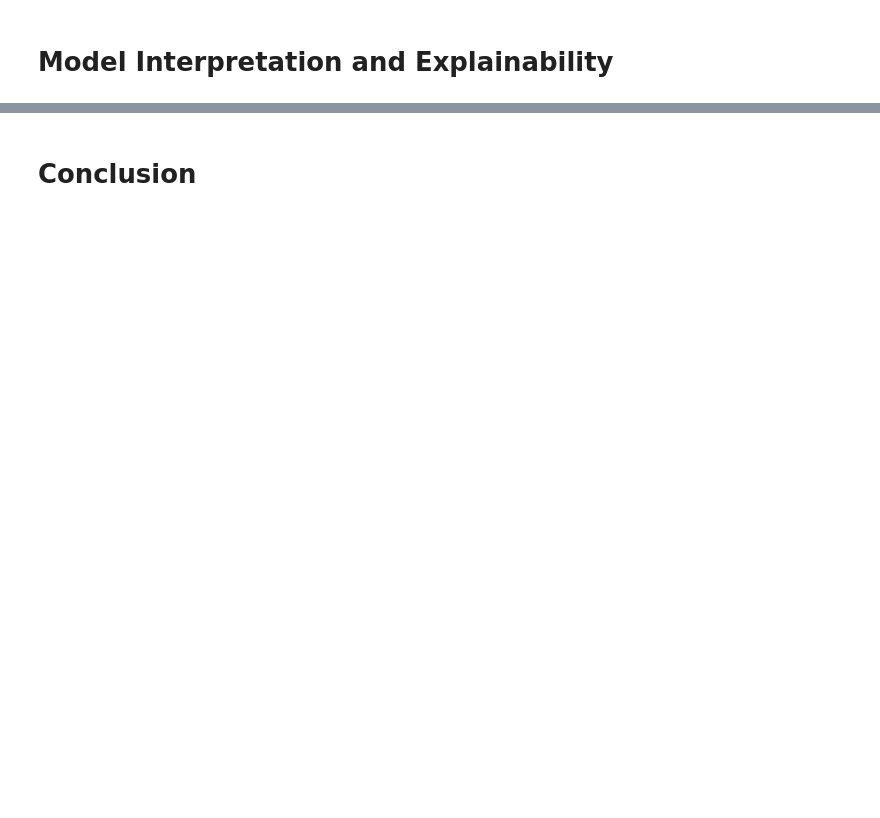
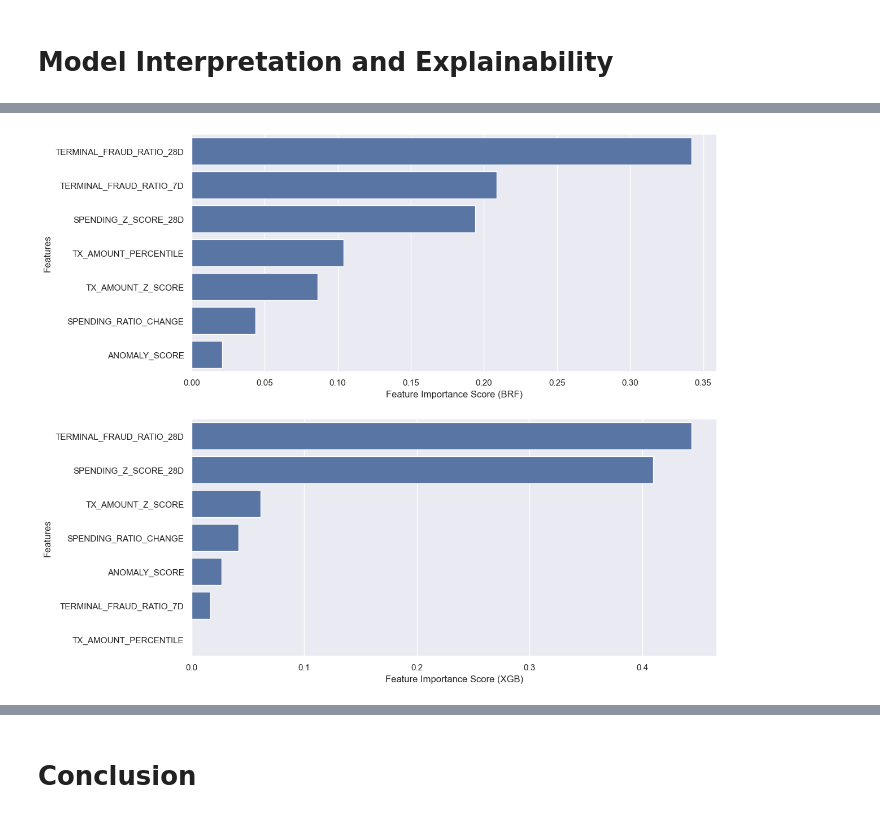
Before and after one commit to jwickham1023/DSCI478-Kaggle-Project, a Jupyter notebook: writeup.ipynb, the cells around one changed output, grey strips where cells are left out. Saved outputs shown, nothing was run; the diff lists cells and outputs as text; code cells hidden in the pictures; blank space fills up the shorter version.

```diff
--- a/writeup.ipynb
+++ b/writeup.ipynb
@@ -268,0 +392,16 @@ test_df['ANOMALY_SCORE'] = scaler.transform(test_df[['ANOMALY_SCORE']])
+# %%
+def model_run(model: XGBClassifier | StackingClassifier):
+    # Train the model
+    model.fit(train_df[engineered_features], train_df['TX_FRAUD'])
+
+    # Predictions
+    y_pred = model.predict(test_df[engineered_features])
+    y_scores = model.predict_proba(test_df[engineered_features])[:,1]
+
+    precision = precision_score(test_df['TX_FRAUD'], y_pred)
+    recall = recall_score(test_df['TX_FRAUD'], y_pred)
+    f1 = f1_score(test_df['TX_FRAUD'], y_pred)
+    pr_auc = average_precision_score(test_df['TX_FRAUD'], y_scores)
+
+    print("Classification Report:\n", classification_report(test_df['TX_FRAUD'], y_pred))
+    print(f"PR-AUC: {pr_auc:.4f}")
@@ -268,0 +455,4 @@ test_df['ANOMALY_SCORE'] = scaler.transform(test_df[['ANOMALY_SCORE']])
+# %%
+brf_model = BalancedRandomForestClassifier(n_estimators=500, max_depth=15, random_state=42, class_weight='balanced_subsample')
+
+model_run(brf_model)
@@ -268,0 +473,12 @@ test_df['ANOMALY_SCORE'] = scaler.transform(test_df[['ANOMALY_SCORE']])
+# %%
+# Make weights
+neg_count = train_df['TX_FRAUD'].value_counts()[0]
+pos_count = train_df['TX_FRAUD'].value_counts()[1]
+scale_pos_weight = neg_count / pos_count
+
+# Run XGBoost
+xgb_model: XGBClassifier = XGBClassifier()
+xgb_model.objective = 'binary:logistic'
+xgb_model.scale_pos_weight = scale_pos_weight
+
+model_run(xgb_model)
@@ -272,0 +551,12 @@ test_df['ANOMALY_SCORE'] = scaler.transform(test_df[['ANOMALY_SCORE']])
+# %%
+_, ax = plt.subplots(2, 1, figsize=(12, 12))
+
+brf_importances = pd.DataFrame({'Features': engineered_features, 'BRF': brf_model.feature_importances_})
+xgb_importances = pd.DataFrame({'Features': engineered_features, 'XGB': xgb_model.feature_importances_})
+
+sns.barplot(y="Features", x="BRF", ax=ax[0], data=brf_importances.sort_values(by="BRF", ascending=False))
+ax[0].set(xlabel = "Feature Importance Score (BRF)", ylabel="Features")
+sns.barplot(y="Features", x="XGB", ax=ax[1], data=xgb_importances.sort_values(by="XGB", ascending=False))
+ax[1].set(xlabel = "Feature Importance Score (XGB)", ylabel="Features");
+# %% [output]
+[figure, added]
```
Also changed, not shown: parts of 31 cells of this notebook, 2 other files.
